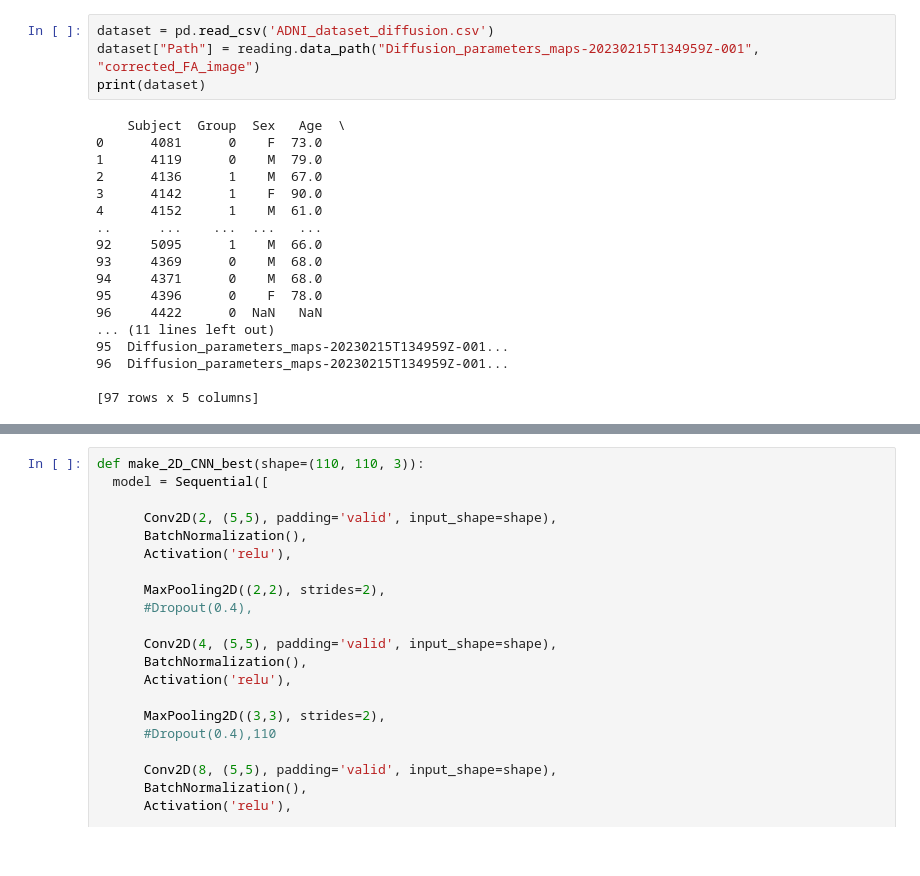
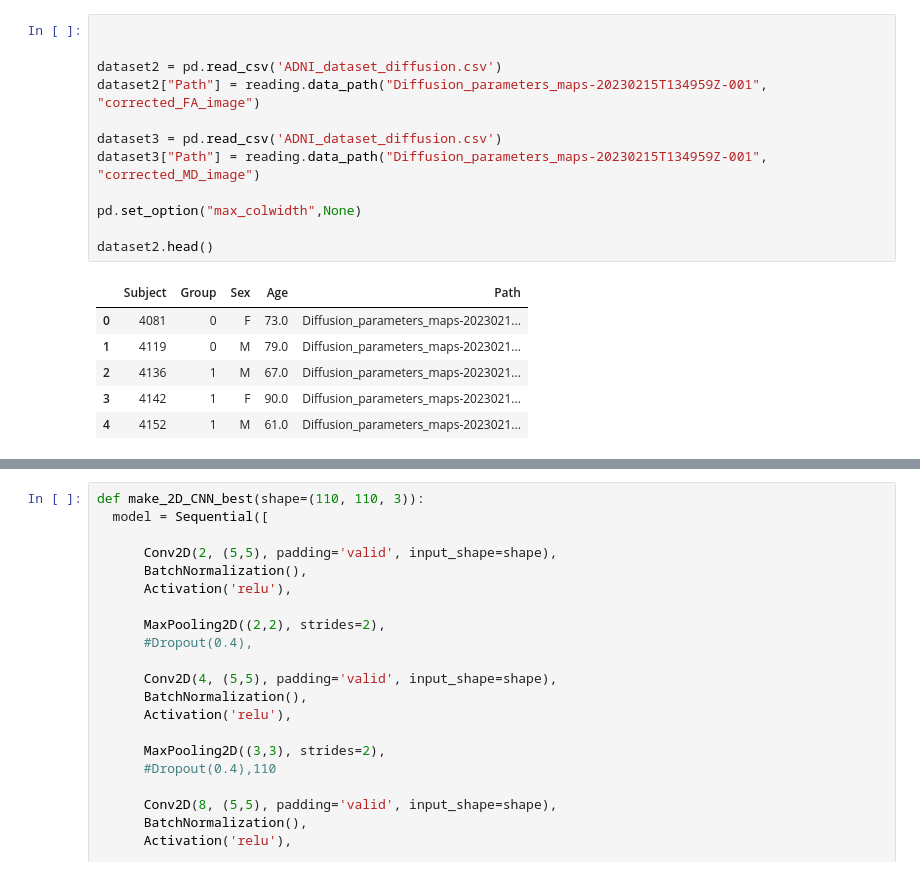
Before and after one commit to francescouni0/CompProject, a Jupyter notebook: CNN.ipynb, the cells around one changed output, grey strips where cells are left out. Drawn from its saved outputs; the diff is of its cells as text.

```diff
--- a/CNN.ipynb
+++ b/CNN.ipynb
@@ -16,22 +26,19 @@ from tensorflow.keras import layers
 # %%
-dataset = pd.read_csv('ADNI_dataset_diffusion.csv')
-dataset["Path"] = reading.data_path("Diffusion_parameters_maps-20230215T134959Z-001", "corrected_FA_image")
-print(dataset)
+
+
+dataset2 = pd.read_csv('ADNI_dataset_diffusion.csv')
+dataset2["Path"] = reading.data_path("Diffusion_parameters_maps-20230215T134959Z-001", "corrected_FA_image")
+
+dataset3 = pd.read_csv('ADNI_dataset_diffusion.csv')
+dataset3["Path"] = reading.data_path("Diffusion_parameters_maps-20230215T134959Z-001", "corrected_MD_image")
+
+pd.set_option("max_colwidth",None)
+
+dataset2.head()
 # %% [output]
-    Subject  Group  Sex   Age  \
-0      4081      0    F  73.0
-1      4119      0    M  79.0
-2      4136      1    M  67.0
-3      4142      1    F  90.0
-4      4152      1    M  61.0
-..      ...    ...  ...   ...
-92     5095      1    M  66.0
-93     4369      0    M  68.0
-94     4371      0    M  68.0
-95     4396      0    F  78.0
-96     4422      0  NaN   NaN
-... (11 lines left out)
-95  Diffusion_parameters_maps-20230215T134959Z-001...
-96  Diffusion_parameters_maps-20230215T134959Z-001...
-
-[97 rows x 5 columns]
+|  | Subject | Group | Sex | Age | Path |
+| 0 | 4081 | 0 | F | 73.0 | Diffusion_parameters_maps-2023021... |
+| 1 | 4119 | 0 | M | 79.0 | Diffusion_parameters_maps-2023021... |
+| 2 | 4136 | 1 | M | 67.0 | Diffusion_parameters_maps-2023021... |
+| 3 | 4142 | 1 | F | 90.0 | Diffusion_parameters_maps-2023021... |
+| 4 | 4152 | 1 | M | 61.0 | Diffusion_parameters_maps-2023021... |
```
Also changed, not shown: parts of 28 cells of this notebook.
